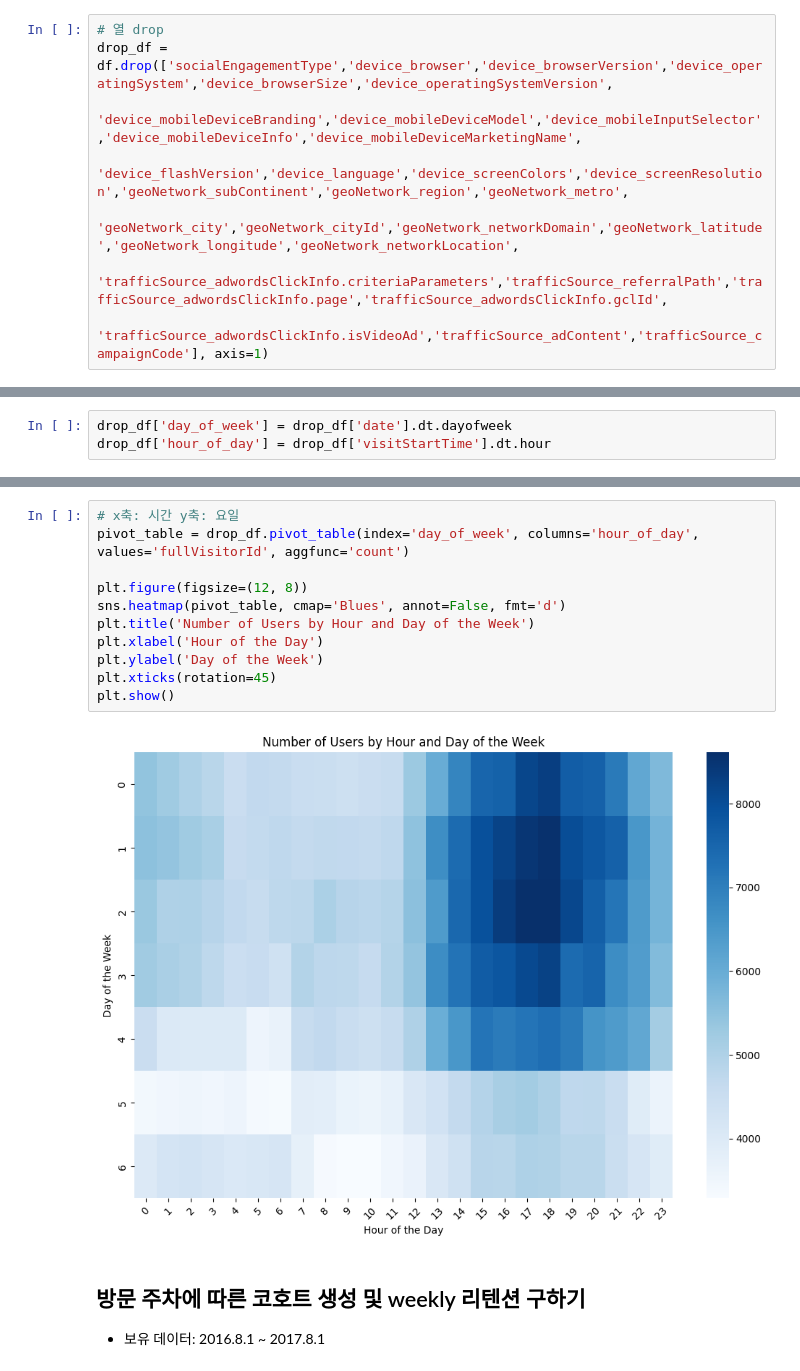
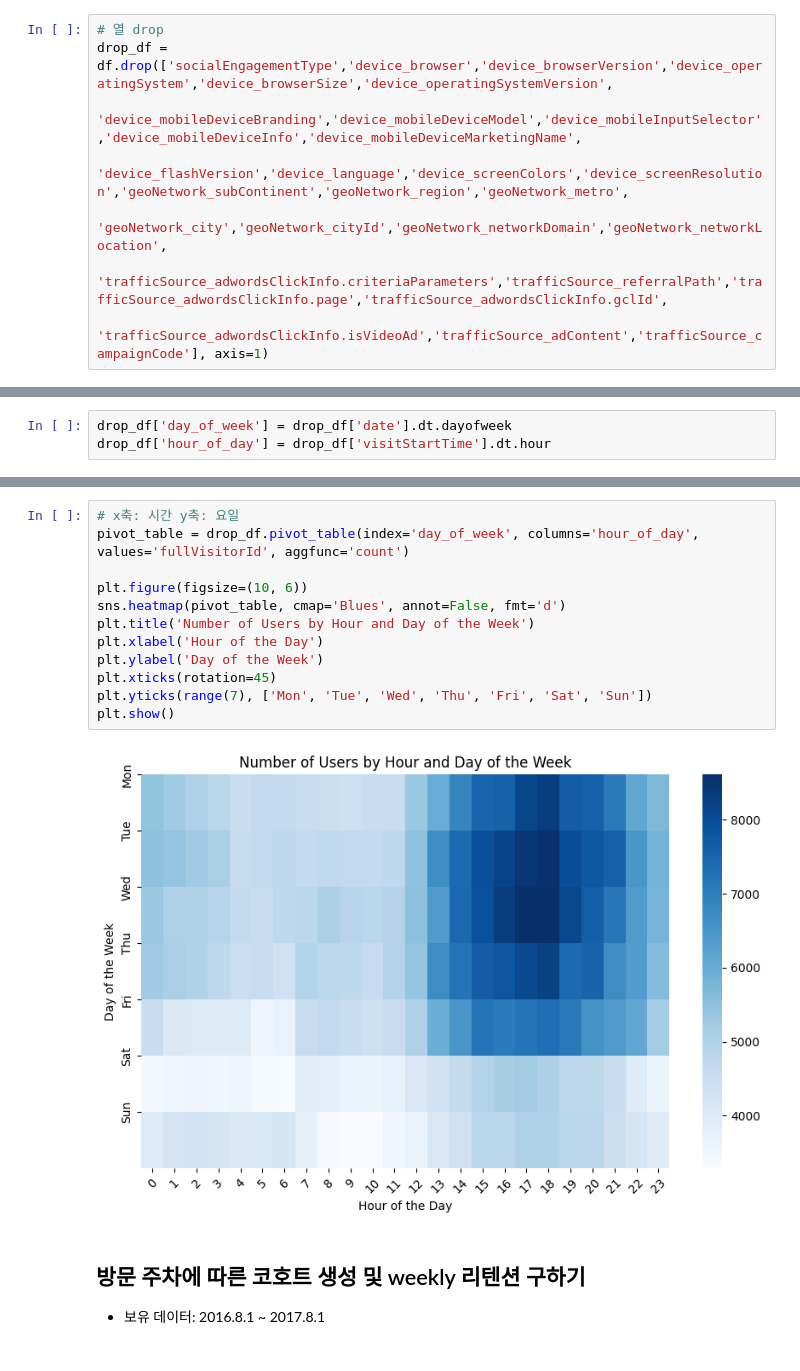
Before and after one commit to eju1019/ipark, a Jupyter notebook: Eunju.ipynb, the cells around one changed output, grey strips where cells are left out. Cells and saved outputs as stored; diff of their text form.

```diff
--- a/Eunju.ipynb
+++ b/Eunju.ipynb
@@ -38,7 +40,7 @@ df = load_df('C:/Users/82104/Desktop/스파르타_데이터부트캠프/VSCODE/
 drop_df = df.drop(['socialEngagementType','device_browser','device_browserVersion','device_operatingSystem','device_browserSize','device_operatingSystemVersion',
         'device_mobileDeviceBranding','device_mobileDeviceModel','device_mobileInputSelector','device_mobileDeviceInfo','device_mobileDeviceMarketingName',
         'device_flashVersion','device_language','device_screenColors','device_screenResolution','geoNetwork_subContinent','geoNetwork_region','geoNetwork_metro',
-        'geoNetwork_city','geoNetwork_cityId','geoNetwork_networkDomain','geoNetwork_latitude','geoNetwork_longitude','geoNetwork_networkLocation',
+        'geoNetwork_city','geoNetwork_cityId','geoNetwork_networkDomain','geoNetwork_networkLocation',
         'trafficSource_adwordsClickInfo.criteriaParameters','trafficSource_referralPath','trafficSource_adwordsClickInfo.page','trafficSource_adwordsClickInfo.gclId',
         'trafficSource_adwordsClickInfo.isVideoAd','trafficSource_adContent','trafficSource_campaignCode'], axis=1)
 # %%
@@ -114,16 +122,17 @@ plt.show()
 # %%
 # x축: 시간 y축: 요일
 pivot_table = drop_df.pivot_table(index='day_of_week', columns='hour_of_day', values='fullVisitorId', aggfunc='count')
 
-plt.figure(figsize=(12, 8))
+plt.figure(figsize=(10, 6))
 sns.heatmap(pivot_table, cmap='Blues', annot=False, fmt='d')
 plt.title('Number of Users by Hour and Day of the Week')
 plt.xlabel('Hour of the Day')
 plt.ylabel('Day of the Week')
 plt.xticks(rotation=45)
+plt.yticks(range(7), ['Mon', 'Tue', 'Wed', 'Thu', 'Fri', 'Sat', 'Sun'])
 plt.show()
 # %% [output]
-[figure, old version]
+[figure, new version]
 # %% [markdown]
 ## 방문 주차에 따른 코호트 생성 및 weekly 리텐션 구하기
 - 보유 데이터: 2016.8.1 ~ 2017.8.1
```
Also changed, not shown: parts of 8 cells of this notebook.
